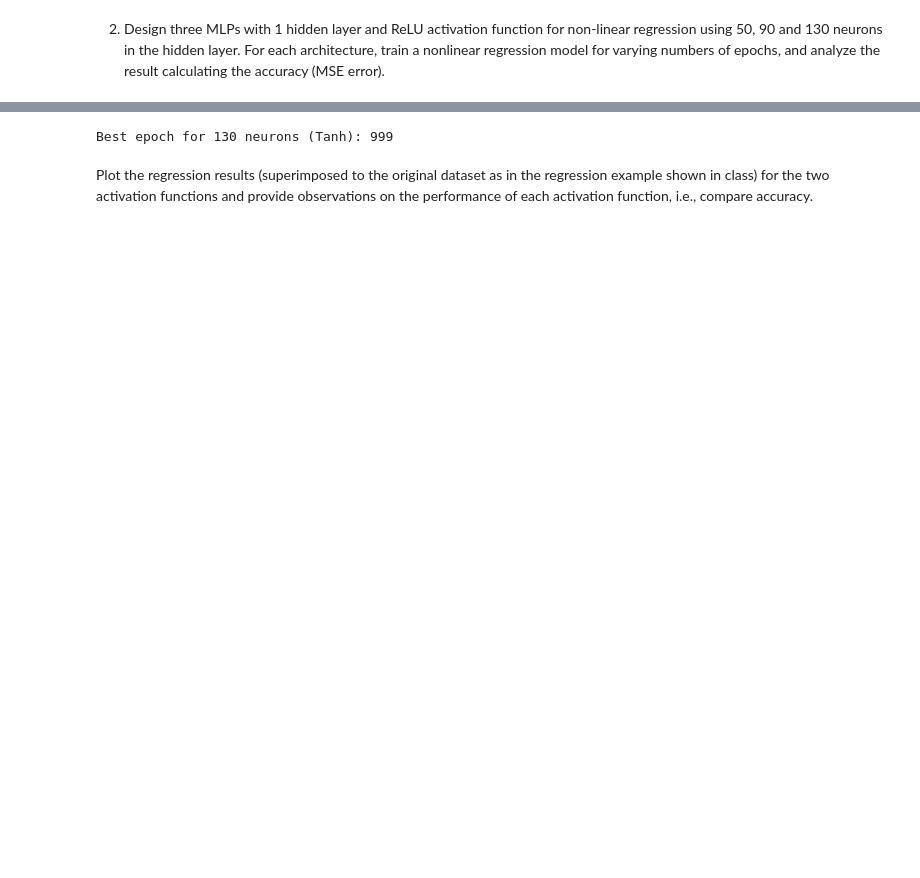
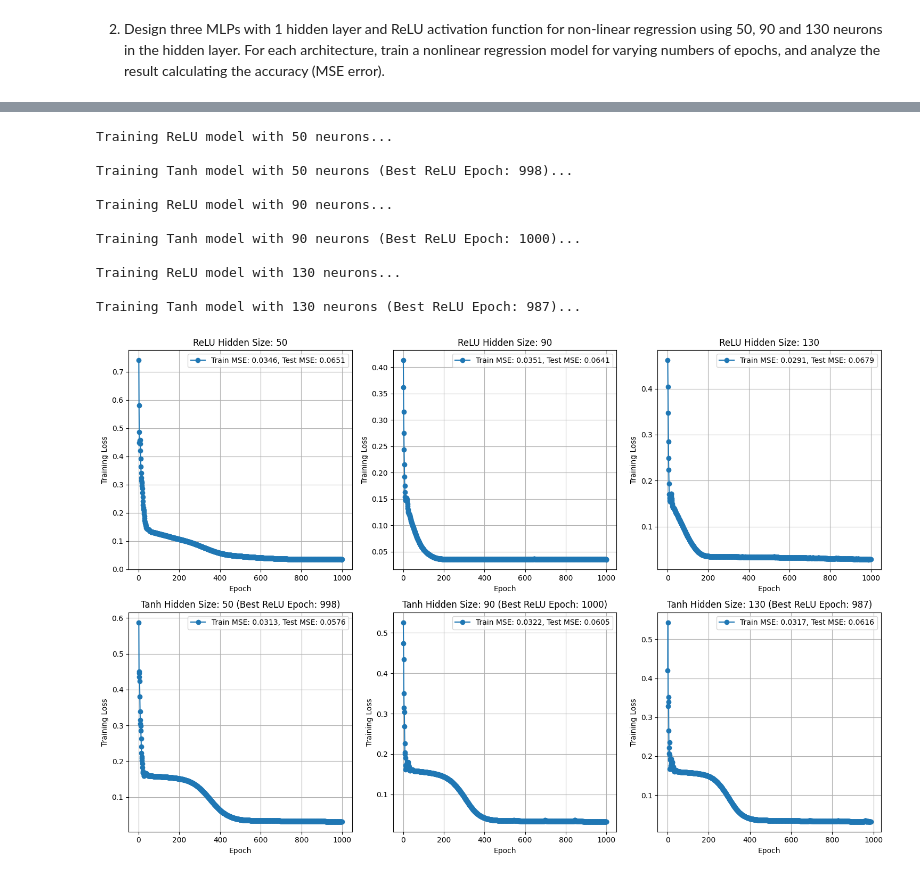
Before and after one commit to UHcolton/Deep-Learning-Projects, a Jupyter notebook: hw2_noisy_sine.ipynb, the cells around one changed output, grey strips where cells are left out. Saved outputs shown, nothing was run; the diff lists cells and outputs as text; code cells hidden in the pictures; blank space fills up the shorter version.

```diff
--- a/hw2_noisy_sine.ipynb
+++ b/hw2_noisy_sine.ipynb
@@ -222,9 +135,53 @@ Epoch [1000/1000], Nonlinear Loss: 0.0332
-# %%
-print(f"\nBest epoch for {size} neurons (Tanh): {best_epochs_tanh[size]}")
-# %% [output]
-Best epoch for 130 neurons (Tanh): 999
-# %% [markdown]
-Plot the regression results (superimposed to the original dataset as in the regression
-example shown in class) for the two activation functions and provide observations on the
-performance of each activation function, i.e., compare accuracy.
+# %%
+# trainging model with different hidden layer sizes
+hidden_layers = [50, 90, 130]
+mse_results = {}
+fig, axs = plt.subplots(2, len(hidden_layers), figsize=(15, 10))
+
+for i, hidden_size in enumerate(hidden_layers):
+    print(f"\nTraining ReLU model with {hidden_size} neurons...")
+    relu_model, relu_train_losses, relu_train_mse, relu_test_mse, best_epoch = train_model(hidden_size, nn.ReLU())
+
+    print(f"\nTraining Tanh model with {hidden_size} neurons (Best ReLU Epoch: {best_epoch})...")
+    tanh_model, tanh_train_losses, tanh_train_mse, tanh_test_mse, _ = train_model(hidden_size, nn.Tanh(), num_epochs=best_epoch)
+
+    mse_results[hidden_size] = {
+        "ReLU": {"Train MSE": relu_train_mse, "Test MSE": relu_test_mse},
+        "Tanh": {"Train MSE": tanh_train_mse, "Test MSE": tanh_test_mse}
+    }
+
+    ax_relu = axs[0, i]  # First row for ReLU
+    ax_tanh = axs[1, i]  # Second row for Tanh
+
+    ax_relu.plot(range(1, len(relu_train_losses) + 1), relu_train_losses, marker='o',
+                 label=f'Train MSE: {relu_train_mse:.4f}, Test MSE: {relu_test_mse:.4f}')
+    ax_relu.set_xlabel('Epoch')
+    ax_relu.set_ylabel('Training Loss')
+    ax_relu.set_title(f'ReLU Hidden Size: {hidden_size}')
+    ax_relu.legend()
+    ax_relu.grid(True)
+
+    ax_tanh.plot(range(1, len(tanh_train_losses) + 1), tanh_train_losses, marker='o',
+                 label=f'Train MSE: {tanh_train_mse:.4f}, Test MSE: {tanh_test_mse:.4f}')
+    ax_tanh.set_xlabel('Epoch')
+    ax_tanh.set_ylabel('Training Loss')
+    ax_tanh.set_title(f'Tanh Hidden Size: {hidden_size} (Best ReLU Epoch: {best_epoch})')
+    ax_tanh.legend()
+    ax_tanh.grid(True)
+
+plt.tight_layout()
+plt.show()
+# %% [output]
+Training ReLU model with 50 neurons...
+
+Training Tanh model with 50 neurons (Best ReLU Epoch: 998)...
+
+Training ReLU model with 90 neurons...
+
+Training Tanh model with 90 neurons (Best ReLU Epoch: 1000)...
+
+Training ReLU model with 130 neurons...
+
+Training Tanh model with 130 neurons (Best ReLU Epoch: 987)...
+[figure, added]
 # %%
```
Also changed, not shown: parts of 13 cells of this notebook.
